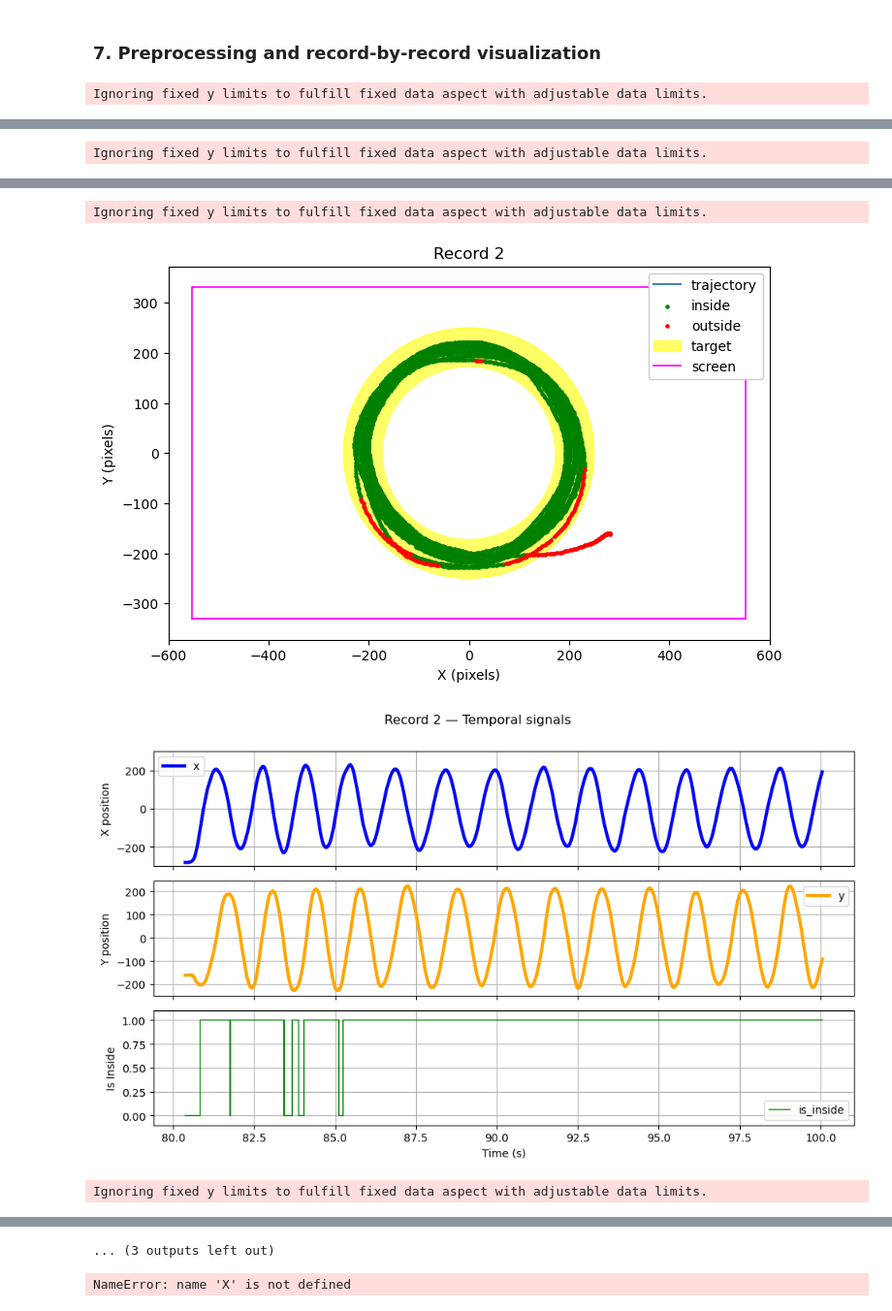
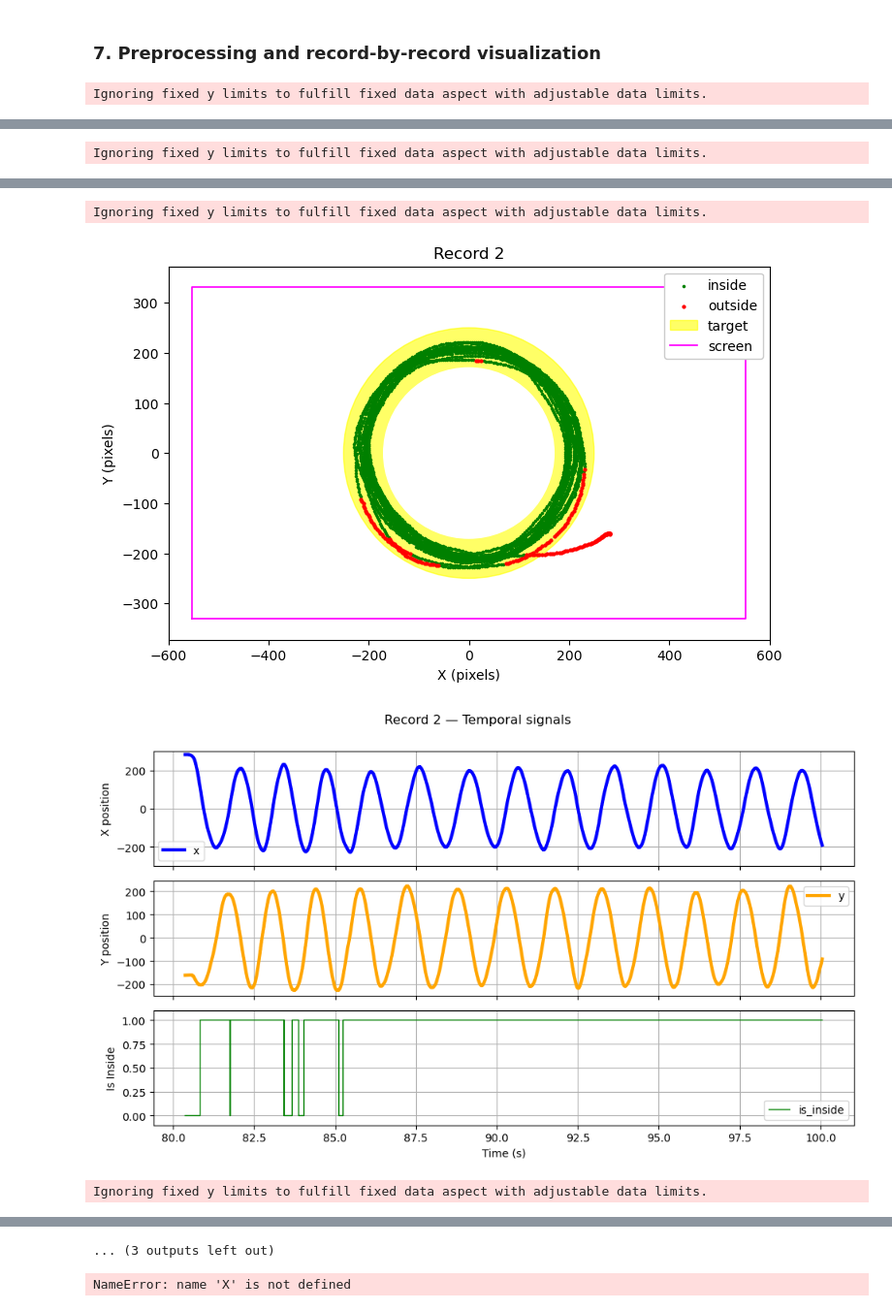
Before and after one commit to preclouxmatys/circular-task-analysis, a Jupyter notebook: notebooks/Figures_calcul.ipynb, the cells around one changed output, grey strips where cells are left out. Shown: that part at 97% size. Cells and saved outputs as stored; diff of their text form; code cells hidden in the pictures.

Commit message:
Adjust the figures
Change the linewidth of the spatial plot and the x and y plot.
Change the label of the trajectory of the spatail plot to none

```diff
--- a/notebooks/Figures_calcul.ipynb
+++ b/notebooks/Figures_calcul.ipynb
@@ -361,11 +361,11 @@ for i, (start, end) in enumerate(zip(record_start_sec, record_end_sec), start=0)
     # Spatial plot (trajectory + target)
     # ======================================================
     fig1, ax1 = plt.subplots(figsize=(8, 5))
-    ax1.plot(x_task, y_task, '-', color='steelblue', label='trajectory', zorder=2)
+    ax1.plot(x_task, y_task, '-', color='steelblue', label=None, zorder=2, lw=0.2)
     ax1.scatter(x_task[in_task == 1], y_task[in_task == 1],
-                color='green', s=5, label='inside', zorder=3)
+                color='green', s=5, label='inside', zorder=3, lw=0.3)
     ax1.scatter(x_task[in_task == 0], y_task[in_task == 0],
-                color='red', s=5, label='outside', zorder=3)
+                color='red', s=5, label='outside', zorder=3, lw=0.8)
 
     # Target (ring)
     circle_outer = plt.Circle((0, 0), externalRadius, color='yellow', alpha=0.6, zorder=1, label='target')
@@ -395,7 +395,7 @@ for i, (start, end) in enumerate(zip(record_start_sec, record_end_sec), start=0)
     fig2.suptitle(f"Record {i} — Temporal signals")
 
     # X
-    axes[0].plot(t_task, -x_task, color='blue', label='x', lw=3)
+    axes[0].plot(t_task, x_task, color='blue', label='x', lw=3)
     axes[0].set_ylabel("X position")
     axes[0].set_ylim(-300, 300)
     axes[0].legend()
@@ -429,4 +429,4 @@ Ignoring fixed y limits to fulfill fixed data aspect with adjustable data limits
 Ignoring fixed y limits to fulfill fixed data aspect with adjustable data limits.
-[figure, old version]
+[figure, new version]
-[figure, old version]
+[figure, new version]
 Ignoring fixed y limits to fulfill fixed data aspect with adjustable data limits.
```
Also changed, not shown: parts of 1 cell of this notebook.
